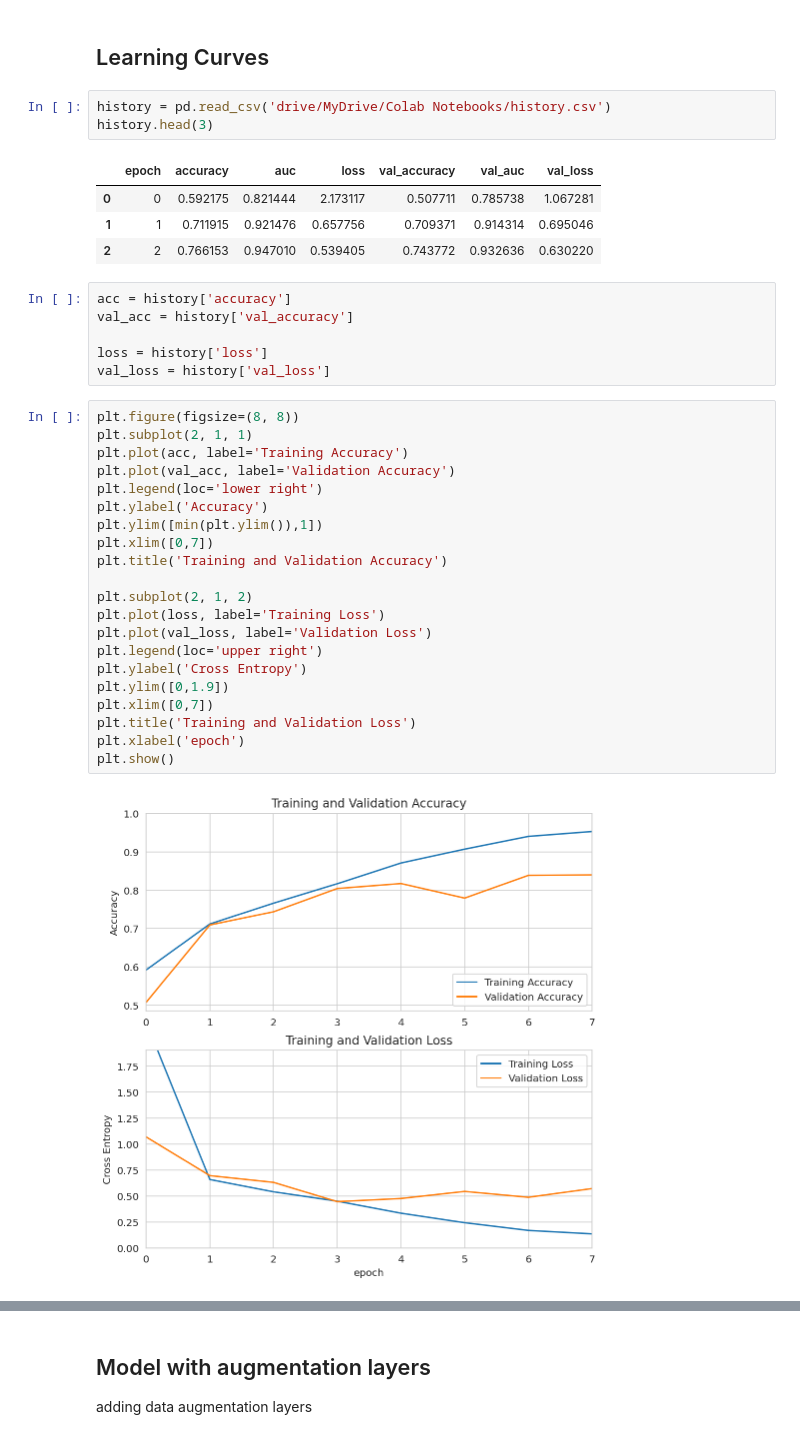
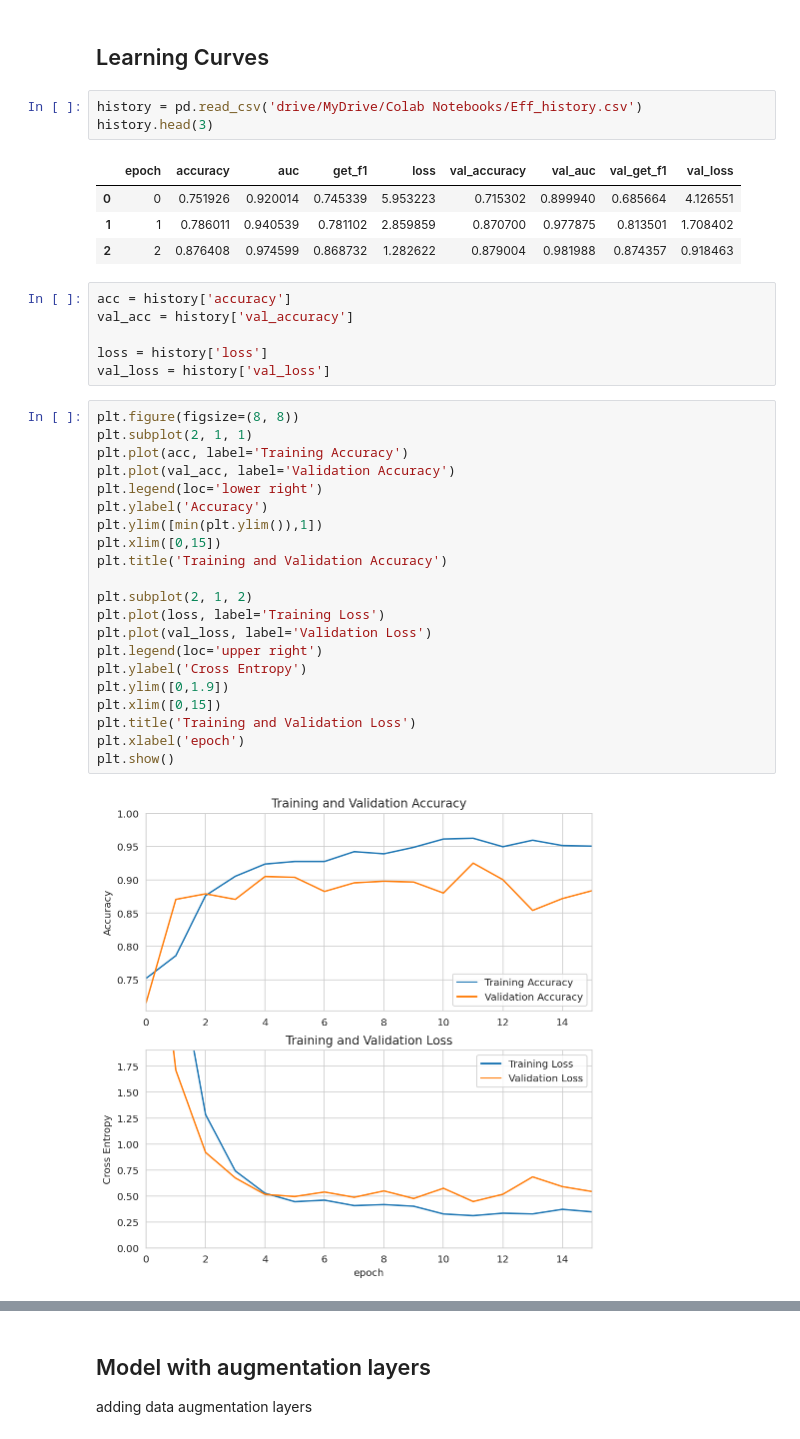
Before and after one commit to yxmauw/eye-disease-classification, a Jupyter notebook: EfficientNet.ipynb, the cells around one changed output, grey strips where cells are left out. Drawn from its saved outputs; the diff is of its cells as text.

```diff
--- a/EfficientNet.ipynb
+++ b/EfficientNet.ipynb
@@ -340,13 +350,13 @@ Epoch 8: early stopping
 # %% [markdown]
 ## Learning Curves
 # %%
-history = pd.read_csv('drive/MyDrive/Colab Notebooks/history.csv')
+history = pd.read_csv('drive/MyDrive/Colab Notebooks/Eff_history.csv')
 history.head(3)
 # %% [output]
-|  | epoch | accuracy | auc | loss | val_accuracy | val_auc | val_loss |
-| 0 | 0 | 0.592175 | 0.821444 | 2.173117 | 0.507711 | 0.785738 | 1.067281 |
-| 1 | 1 | 0.711915 | 0.921476 | 0.657756 | 0.709371 | 0.914314 | 0.695046 |
-| 2 | 2 | 0.766153 | 0.947010 | 0.539405 | 0.743772 | 0.932636 | 0.630220 |
+|  | epoch | accuracy | auc | get_f1 | loss | val_accuracy | val_auc | val_get_f1 | val_loss |
+| 0 | 0 | 0.751926 | 0.920014 | 0.745339 | 5.953223 | 0.715302 | 0.899940 | 0.685664 | 4.126551 |
+| 1 | 1 | 0.786011 | 0.940539 | 0.781102 | 2.859859 | 0.870700 | 0.977875 | 0.813501 | 1.708402 |
+| 2 | 2 | 0.876408 | 0.974599 | 0.868732 | 1.282622 | 0.879004 | 0.981988 | 0.874357 | 0.918463 |
 # %%
 acc = history['accuracy']
 val_acc = history['val_accuracy']
@@ -356,23 +366,23 @@ val_loss = history['val_loss']
 # %%
 plt.figure(figsize=(8, 8))
 plt.subplot(2, 1, 1)
 plt.plot(acc, label='Training Accuracy')
 plt.plot(val_acc, label='Validation Accuracy')
 plt.legend(loc='lower right')
 plt.ylabel('Accuracy')
 plt.ylim([min(plt.ylim()),1])
-plt.xlim([0,7])
+plt.xlim([0,15])
 plt.title('Training and Validation Accuracy')
 
 plt.subplot(2, 1, 2)
 plt.plot(loss, label='Training Loss')
 plt.plot(val_loss, label='Validation Loss')
 plt.legend(loc='upper right')
 plt.ylabel('Cross Entropy')
 plt.ylim([0,1.9])
-plt.xlim([0,7])
+plt.xlim([0,15])
 plt.title('Training and Validation Loss')
 plt.xlabel('epoch')
 plt.show()
 # %% [output]
-[figure, old version]
+[figure, new version]
```
Also changed, not shown: parts of 15 cells of this notebook.
